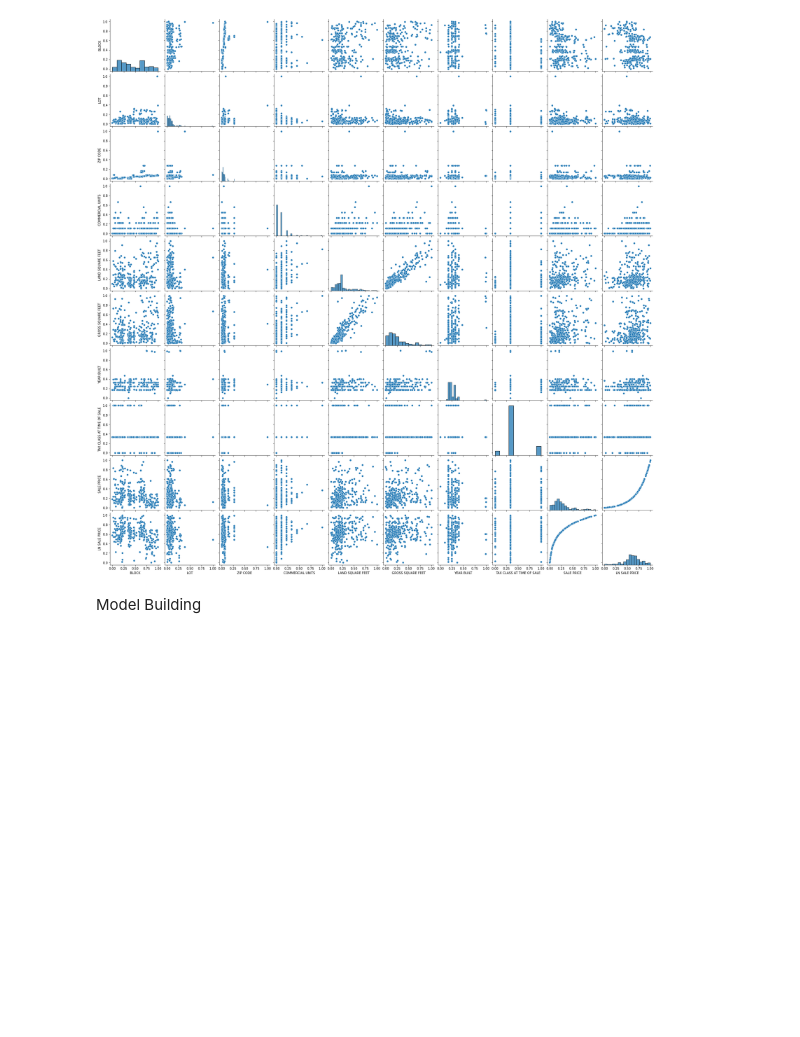
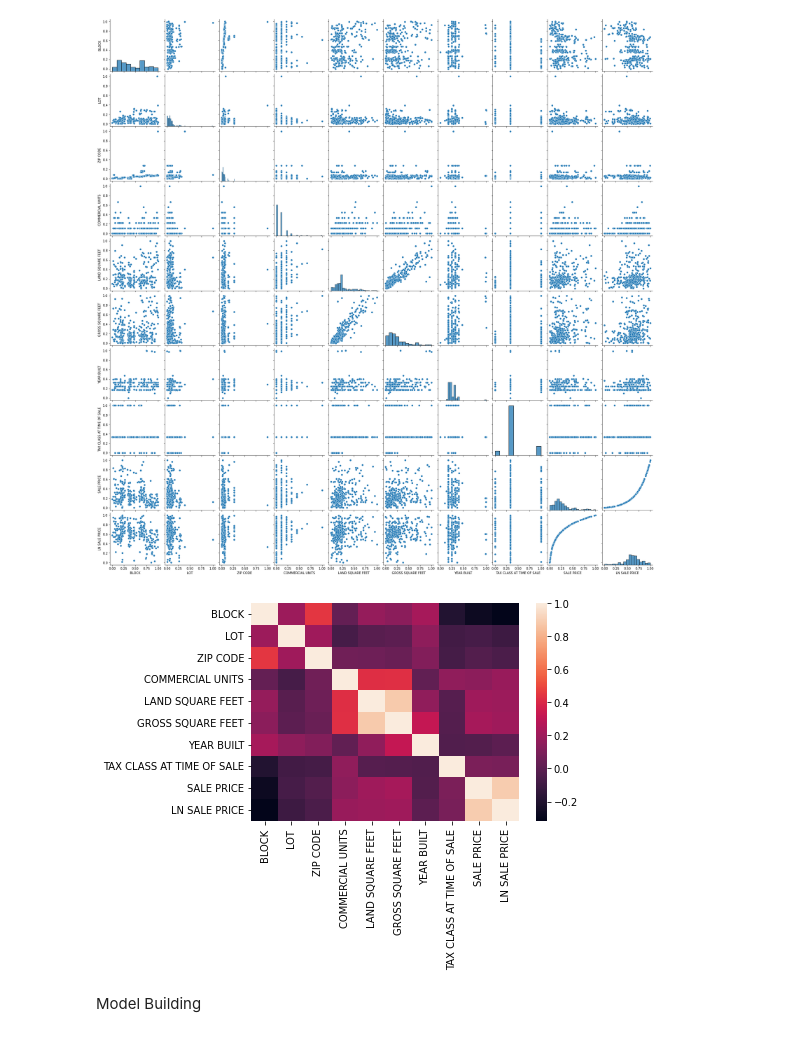
Before and after one commit to tasnmb/Manhattan-property-prices-analysis, a Jupyter notebook: cw_v2.ipynb, the cells around one changed output. Drawn from its saved outputs; the diff is of its cells as text; code cells hidden in the pictures; blank space fills up the shorter version.

Commit message:
Add correlation matrix

```diff
--- a/cw_v2.ipynb
+++ b/cw_v2.ipynb
@@ -268,6 +268,14 @@ sns.pairplot(df_norm)
 # %% [output]
 <seaborn.axisgrid.PairGrid at 0x...>
 [figure]
+# %%
+def correlation_matrix(df):
+    corr = df.corr()
+    sns.heatmap(corr)
+
+correlation_matrix(df)
+# %% [output]
+[figure, added]
 # %% [markdown]
 Model Building
 # %%
```
Also changed, not shown: parts of 3 cells of this notebook.
